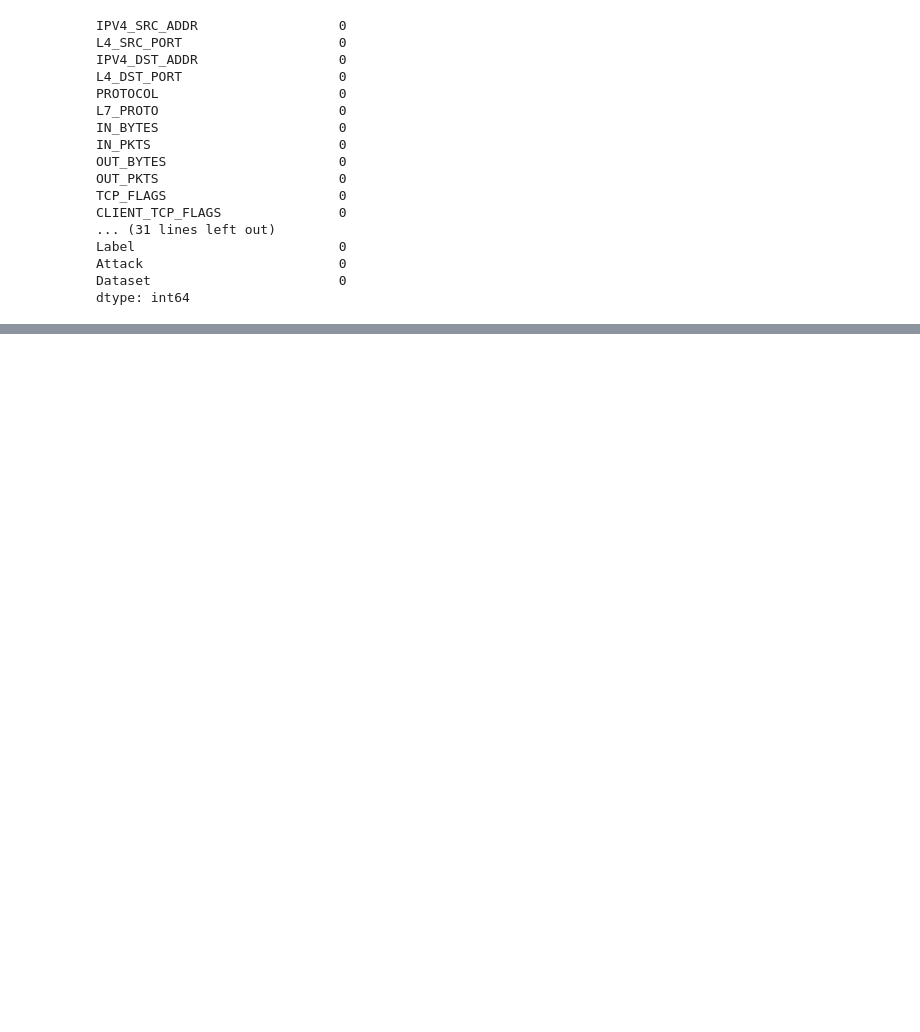
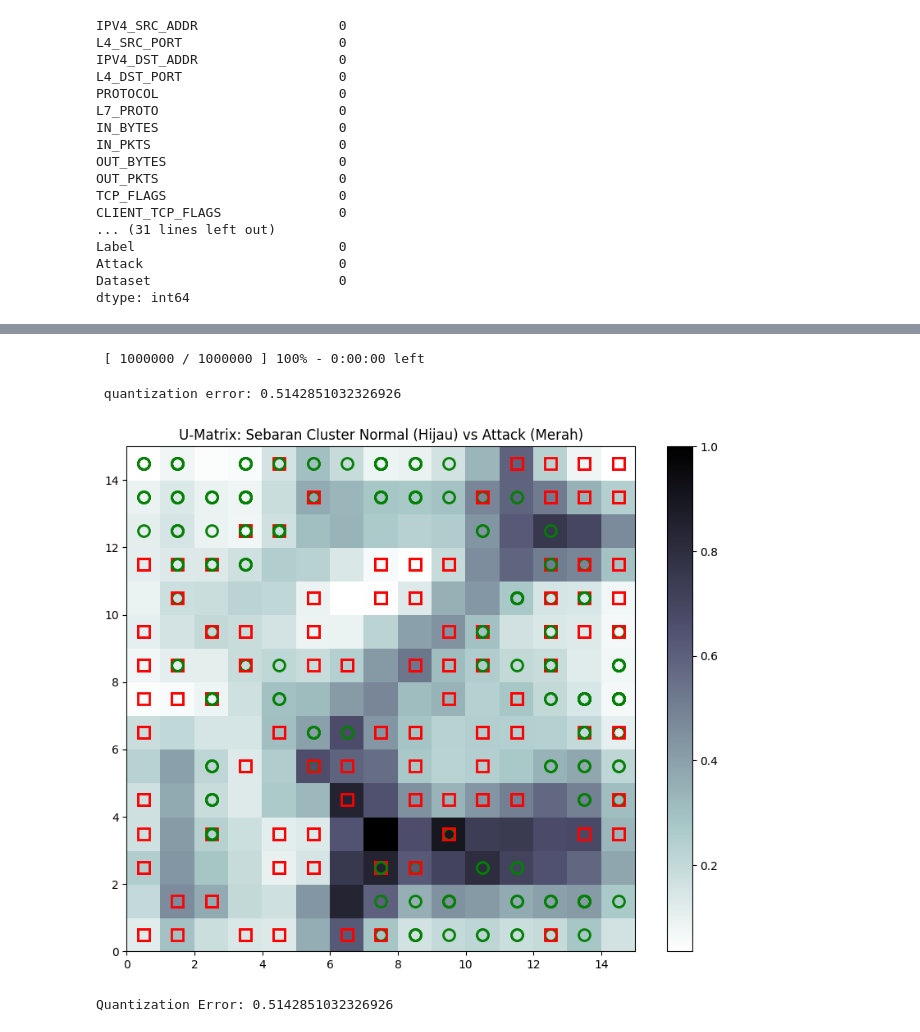
Before and after one commit to n0thing19/NIDS, a Jupyter notebook: notebooks/prototype.ipynb, the cells around one changed output, grey strips where cells are left out. Cells and saved outputs as stored; diff of their text form; code cells hidden in the pictures; blank space fills up the shorter version.

```diff
--- a/notebooks/prototype.ipynb
+++ b/notebooks/prototype.ipynb
@@ -91,0 +183,46 @@ Jumlah data testing: 1519760
+# %%
+import gc
+from minisom import MiniSom
+
+X_train = np.nan_to_num(X_train, nan=0.0, posinf=1.0, neginf=-1.0)
+
+X_train = X_train.astype('float32')
+
+X_train_sub = X_train[:1000000]
+y_train_sub = y_train[:1000000]
+
+som = MiniSom(x=15, y=15, input_len=X_train.shape[1],
+              sigma=1.5, learning_rate=0.5, random_seed=42)
+
+som.random_weights_init(X_train_sub)
+
+som.train_random(X_train_sub, 1000000, verbose=True)
+# %% [output]
+ [ 1000000 / 1000000 ] 100% - 0:00:00 left
+ quantization error: 0.5142851032326926
+# %%
+import matplotlib.pyplot as plt
+
+plt.figure(figsize=(10, 8))
+# Memplot jarak antar neuron (U-Matrix)
+plt.pcolor(som.distance_map().T, cmap='bone_r')
+plt.colorbar()
+
+markers = ['o', 's']
+colors = ['g', 'r']
+
+for i, x in enumerate(X_train_sub[:1000]):
+    w = som.winner(x)
+    plt.plot(w[0]+0.5, w[1]+0.5, markers[y_train[i]],
+             markerfacecolor='None', markeredgecolor=colors[y_train[i]],
+             markersize=10, markeredgewidth=2)
+
+plt.title('U-Matrix: Sebaran Cluster Normal (Hijau) vs Attack (Merah)')
+plt.show()
+# %% [output]
+[figure, added]
+# %%
+qe = som.quantization_error(X_train_sub)
+print(f"Quantization Error: {qe}")
+# %% [output]
+Quantization Error: 0.5142851032326926
```
Also changed, not shown: parts of 14 cells of this notebook, 1 other file.
